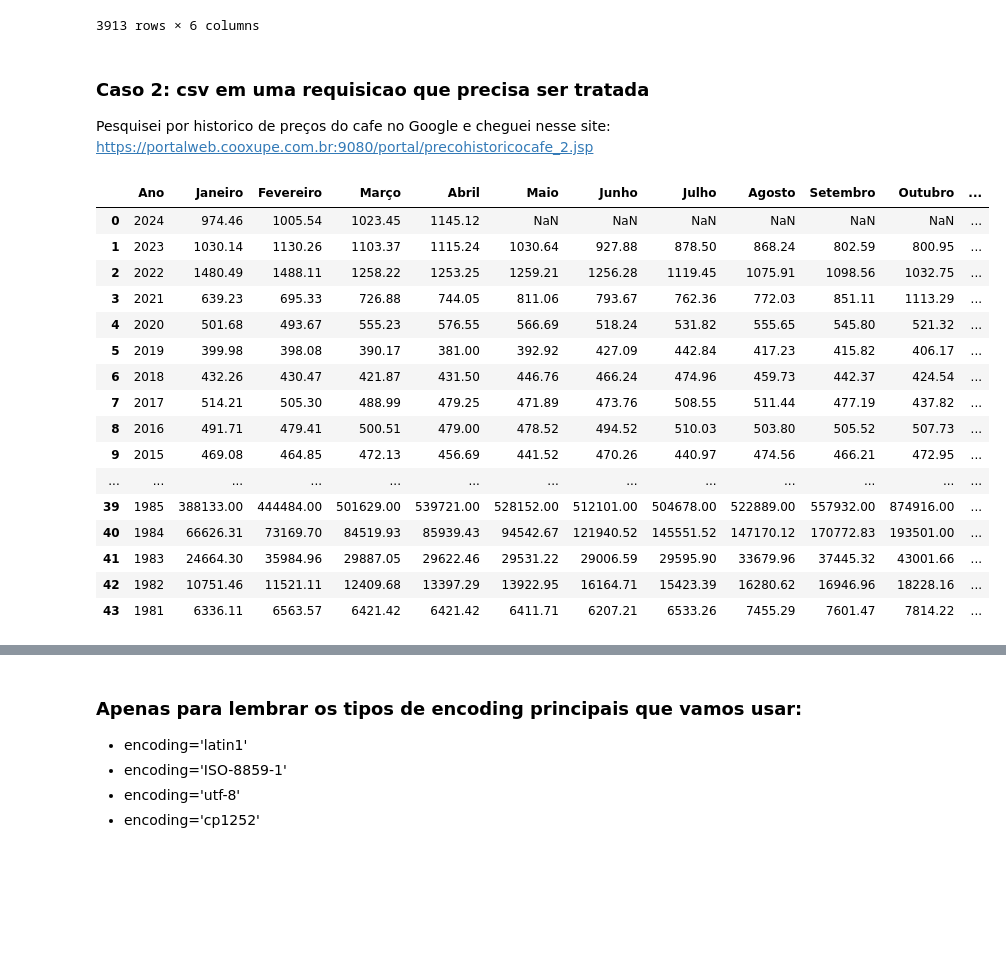
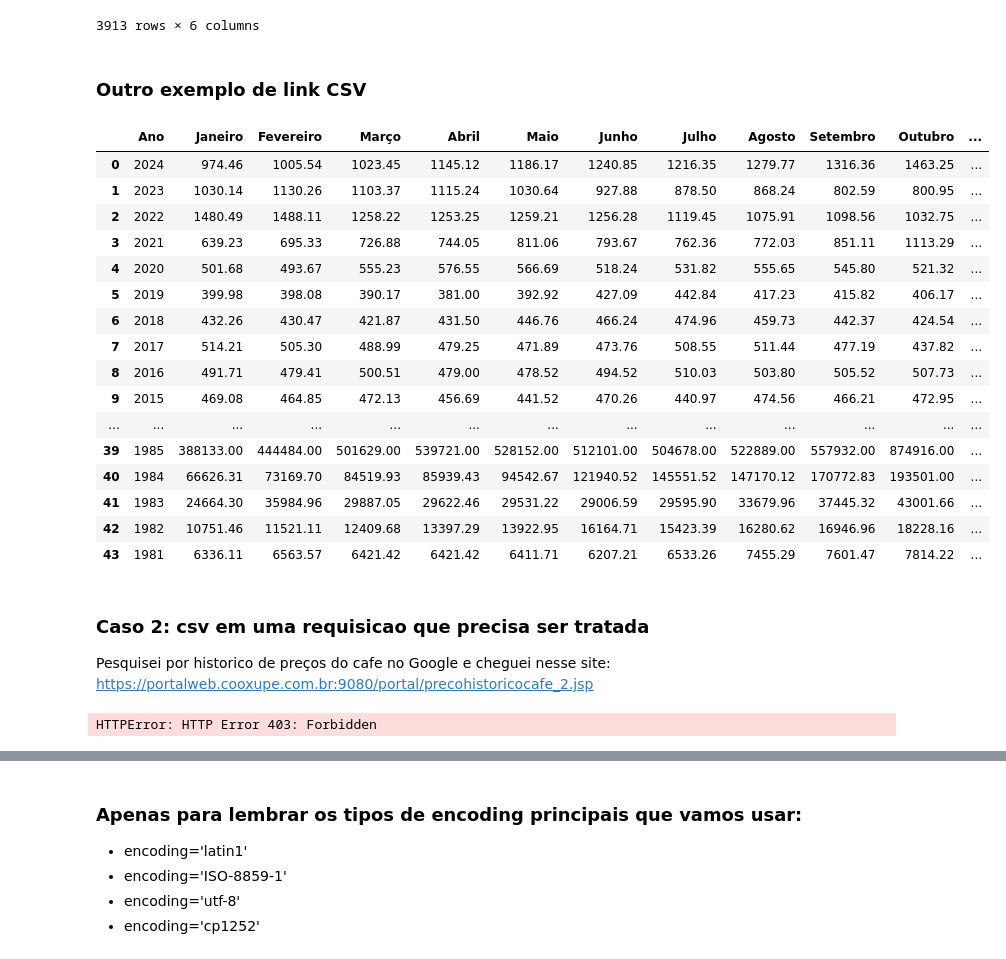
Before and after one commit to felipevr/hashtag-python, a Jupyter notebook: 22-Pandas/Pandas 11.ipynb, the cells around one changed output, grey strips where cells are left out. Saved outputs shown, nothing was run; the diff lists cells and outputs as text; code cells hidden in the pictures; blank space fills up the shorter version.

```diff
--- a/22-Pandas/Pandas 11.ipynb
+++ b/22-Pandas/Pandas 11.ipynb
@@ -32,35 +32,46 @@ display(cotacao_df)
 | 3911 | Jan 04, 2005 | 2.7190 | 2.6720 | 2.7230 | 2.6720 | 1.61% |
 | 3912 | Jan 03, 2005 | 2.6759 | 2.6610 | 2.6760 | 2.6520 | 0.75% |
 3913 rows × 6 columns
+# %% [markdown]
+### Outro exemplo de link CSV
+# %%
+
+link2 = 'https://portalweb.cooxupe.com.br:9080/portal/precohistoricocafe_2.jsp;jsessionid=AC2F5D62B516CD148068845A5B363171?d-3496238-e=2&6578706f7274=1'
+
+
+cotacao_df2 = pd.read_csv(link2, encoding='latin1', sep='\t')
+display(cotacao_df2)
+# %% [output]
+|  | Ano | Janeiro | Fevereiro | Março | Abril | Maio | Junho | Julho | Agosto | Setembro | Outubro | ... |
+| 0 | 2024 | 974.46 | 1005.54 | 1023.45 | 1145.12 | 1186.17 | 1240.85 | 1216.35 | 1279.77 | 1316.36 | 1463.25 | ... |
+| 1 | 2023 | 1030.14 | 1130.26 | 1103.37 | 1115.24 | 1030.64 | 927.88 | 878.50 | 868.24 | 802.59 | 800.95 | ... |
+| 2 | 2022 | 1480.49 | 1488.11 | 1258.22 | 1253.25 | 1259.21 | 1256.28 | 1119.45 | 1075.91 | 1098.56 | 1032.75 | ... |
+| 3 | 2021 | 639.23 | 695.33 | 726.88 | 744.05 | 811.06 | 793.67 | 762.36 | 772.03 | 851.11 | 1113.29 | ... |
+| 4 | 2020 | 501.68 | 493.67 | 555.23 | 576.55 | 566.69 | 518.24 | 531.82 | 555.65 | 545.80 | 521.32 | ... |
+| 5 | 2019 | 399.98 | 398.08 | 390.17 | 381.00 | 392.92 | 427.09 | 442.84 | 417.23 | 415.82 | 406.17 | ... |
+| 6 | 2018 | 432.26 | 430.47 | 421.87 | 431.50 | 446.76 | 466.24 | 474.96 | 459.73 | 442.37 | 424.54 | ... |
+| 7 | 2017 | 514.21 | 505.30 | 488.99 | 479.25 | 471.89 | 473.76 | 508.55 | 511.44 | 477.19 | 437.82 | ... |
+| 8 | 2016 | 491.71 | 479.41 | 500.51 | 479.00 | 478.52 | 494.52 | 510.03 | 503.80 | 505.52 | 507.73 | ... |
+| 9 | 2015 | 469.08 | 464.85 | 472.13 | 456.69 | 441.52 | 470.26 | 440.97 | 474.56 | 466.21 | 472.95 | ... |
+| ... | ... | ... | ... | ... | ... | ... | ... | ... | ... | ... | ... | ... |
+| 39 | 1985 | 388133.00 | 444484.00 | 501629.00 | 539721.00 | 528152.00 | 512101.00 | 504678.00 | 522889.00 | 557932.00 | 874916.00 | ... |
+| 40 | 1984 | 66626.31 | 73169.70 | 84519.93 | 85939.43 | 94542.67 | 121940.52 | 145551.52 | 147170.12 | 170772.83 | 193501.00 | ... |
+| 41 | 1983 | 24664.30 | 35984.96 | 29887.05 | 29622.46 | 29531.22 | 29006.59 | 29595.90 | 33679.96 | 37445.32 | 43001.66 | ... |
+| 42 | 1982 | 10751.46 | 11521.11 | 12409.68 | 13397.29 | 13922.95 | 16164.71 | 15423.39 | 16280.62 | 16946.96 | 18228.16 | ... |
+| 43 | 1981 | 6336.11 | 6563.57 | 6421.42 | 6421.42 | 6411.71 | 6207.21 | 6533.26 | 7455.29 | 7601.47 | 7814.22 | ... |
 # %% [markdown]
 ### Caso 2: csv em uma requisicao que precisa ser tratada
 
 Pesquisei por historico de preços do cafe no Google e cheguei nesse site: https://portalweb.cooxupe.com.br:9080/portal/precohistoricocafe_2.jsp
 # %%
-
 link2 = 'https://portalweb.cooxupe.com.br:9080/portal/precohistoricocafe_2.jsp;jsessionid=AC2F5D62B516CD148068845A5B363171?d-3496238-e=2&6578706f7274=1'
+link3 = 'https://br.investing.com/currencies/usd-brl-historical-data'
 
 
-cotacao_df2 = pd.read_csv(link2, encoding='latin1', sep='\t')
+cotacao_df2 = pd.read_csv(link3) #, encoding='latin1', sep='\t')
 display(cotacao_df2)
 # %% [output]
-|  | Ano | Janeiro | Fevereiro | Março | Abril | Maio | Junho | Julho | Agosto | Setembro | Outubro | ... |
-| 0 | 2024 | 974.46 | 1005.54 | 1023.45 | 1145.12 | NaN | NaN | NaN | NaN | NaN | NaN | ... |
-| 1 | 2023 | 1030.14 | 1130.26 | 1103.37 | 1115.24 | 1030.64 | 927.88 | 878.50 | 868.24 | 802.59 | 800.95 | ... |
-| 2 | 2022 | 1480.49 | 1488.11 | 1258.22 | 1253.25 | 1259.21 | 1256.28 | 1119.45 | 1075.91 | 1098.56 | 1032.75 | ... |
-| 3 | 2021 | 639.23 | 695.33 | 726.88 | 744.05 | 811.06 | 793.67 | 762.36 | 772.03 | 851.11 | 1113.29 | ... |
-| 4 | 2020 | 501.68 | 493.67 | 555.23 | 576.55 | 566.69 | 518.24 | 531.82 | 555.65 | 545.80 | 521.32 | ... |
-| 5 | 2019 | 399.98 | 398.08 | 390.17 | 381.00 | 392.92 | 427.09 | 442.84 | 417.23 | 415.82 | 406.17 | ... |
-| 6 | 2018 | 432.26 | 430.47 | 421.87 | 431.50 | 446.76 | 466.24 | 474.96 | 459.73 | 442.37 | 424.54 | ... |
-| 7 | 2017 | 514.21 | 505.30 | 488.99 | 479.25 | 471.89 | 473.76 | 508.55 | 511.44 | 477.19 | 437.82 | ... |
-| 8 | 2016 | 491.71 | 479.41 | 500.51 | 479.00 | 478.52 | 494.52 | 510.03 | 503.80 | 505.52 | 507.73 | ... |
-| 9 | 2015 | 469.08 | 464.85 | 472.13 | 456.69 | 441.52 | 470.26 | 440.97 | 474.56 | 466.21 | 472.95 | ... |
-| ... | ... | ... | ... | ... | ... | ... | ... | ... | ... | ... | ... | ... |
-| 39 | 1985 | 388133.00 | 444484.00 | 501629.00 | 539721.00 | 528152.00 | 512101.00 | 504678.00 | 522889.00 | 557932.00 | 874916.00 | ... |
-| 40 | 1984 | 66626.31 | 73169.70 | 84519.93 | 85939.43 | 94542.67 | 121940.52 | 145551.52 | 147170.12 | 170772.83 | 193501.00 | ... |
-| 41 | 1983 | 24664.30 | 35984.96 | 29887.05 | 29622.46 | 29531.22 | 29006.59 | 29595.90 | 33679.96 | 37445.32 | 43001.66 | ... |
-| 42 | 1982 | 10751.46 | 11521.11 | 12409.68 | 13397.29 | 13922.95 | 16164.71 | 15423.39 | 16280.62 | 16946.96 | 18228.16 | ... |
-| 43 | 1981 | 6336.11 | 6563.57 | 6421.42 | 6421.42 | 6411.71 | 6207.21 | 6533.26 | 7455.29 | 7601.47 | 7814.22 | ... |
+HTTPError: HTTP Error 403: Forbidden
 # %%
 import requests
 import io
```
Also changed, not shown: parts of 5 cells of this notebook, 6 other files.
